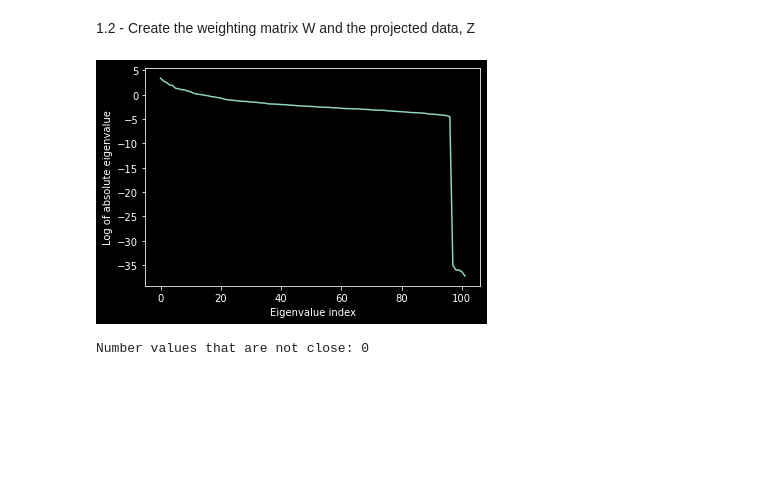
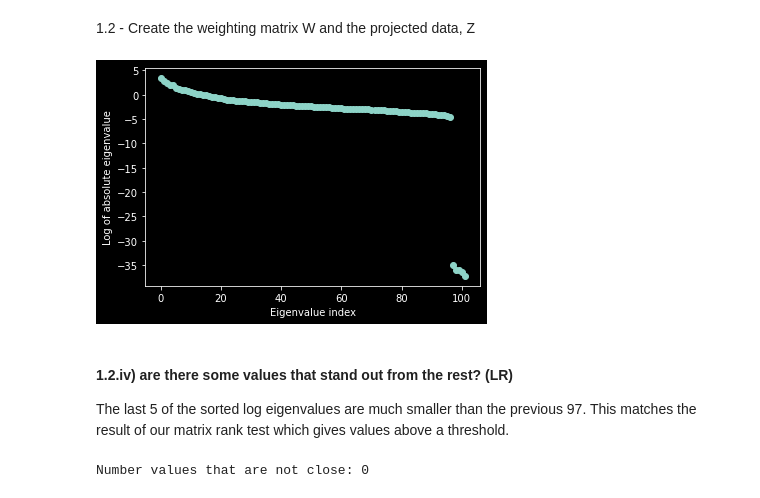
Before and after one commit to zeyus/github_methods_3, a Jupyter notebook: week_10/practical_exercise_10.ipynb, the cells around one changed output. Cells and saved outputs as stored; diff of their text form; code cells hidden in the pictures; blank space fills up the shorter version.

```diff
--- a/week_10/practical_exercise_10.ipynb
+++ b/week_10/practical_exercise_10.ipynb
@@ -88,12 +88,16 @@ eigenvalues = eigenvalues[sorted_indices]
 eigenvectors = eigenvectors[:, sorted_indices]
 # %%
 # 1.2.iv) Plot the log of the eigenvalues
-plt.plot(np.log(eigenvalues))
+plt.plot(np.log(eigenvalues), 'o')
 plt.xlabel('Eigenvalue index')
 plt.ylabel('Log of absolute eigenvalue')
 plt.show()
 # %% [output]
-[figure, old version]
+[figure, new version]
+# %% [markdown]
+#### 1.2.iv) are there some values that stand out from the rest? (LR)
+
+The last 5 of the sorted log eigenvalues are much smaller than the previous 97. This matches the result of our matrix rank test which gives values above a threshold.
 # %%
 # 1.2.v - 1.2.vi) eigenvectors are the weighting matrix, create projected data Z = W.X
 Z = data_scaled @ eigenvectors
```
Also changed, not shown: parts of 13 cells of this notebook, 3 other files.
